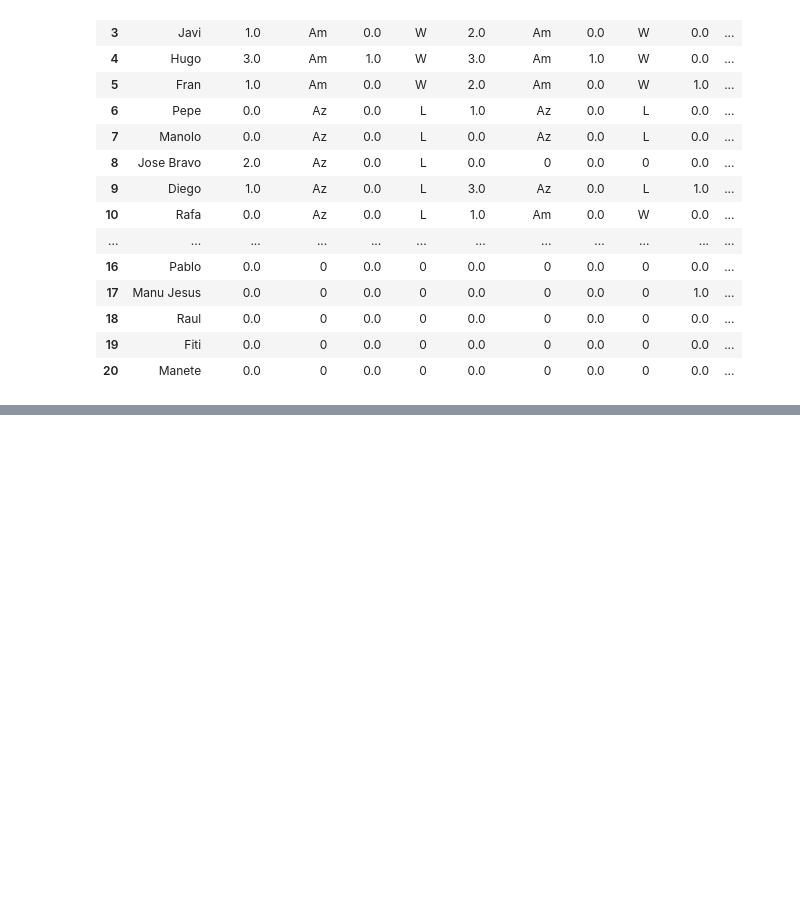
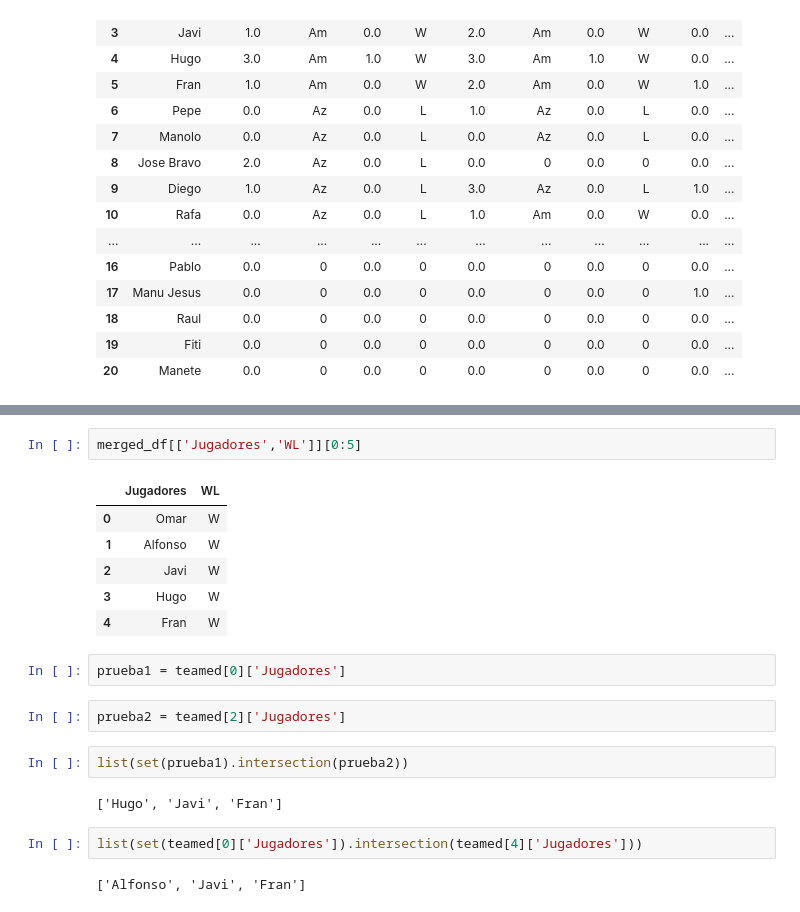
Before and after one commit to JulioBravoFerrerTB/Patatalegue, a Jupyter notebook: test.ipynb, the cells around one changed output, grey strips where cells are left out. Saved outputs shown, nothing was run; the diff lists cells and outputs as text; blank space fills up the shorter version.

```diff
--- a/test.ipynb
+++ b/test.ipynb
@@ -439,0 +440,21 @@ df_wins2[df_wins2['TotalWL'] != 0]
+# %%
+merged_df[['Jugadores','WL']][0:5]
+# %% [output]
+|  | Jugadores | WL |
+| 0 | Omar | W |
+| 1 | Alfonso | W |
+| 2 | Javi | W |
+| 3 | Hugo | W |
+| 4 | Fran | W |
+# %%
+prueba1 = teamed[0]['Jugadores']
+# %%
+prueba2 = teamed[2]['Jugadores']
+# %%
+list(set(prueba1).intersection(prueba2))
+# %% [output]
+['Hugo', 'Javi', 'Fran']
+# %%
+list(set(teamed[0]['Jugadores']).intersection(teamed[4]['Jugadores']))
+# %% [output]
+['Alfonso', 'Javi', 'Fran']
```
Also changed, not shown: parts of 43 cells of this notebook, 2 other files.
